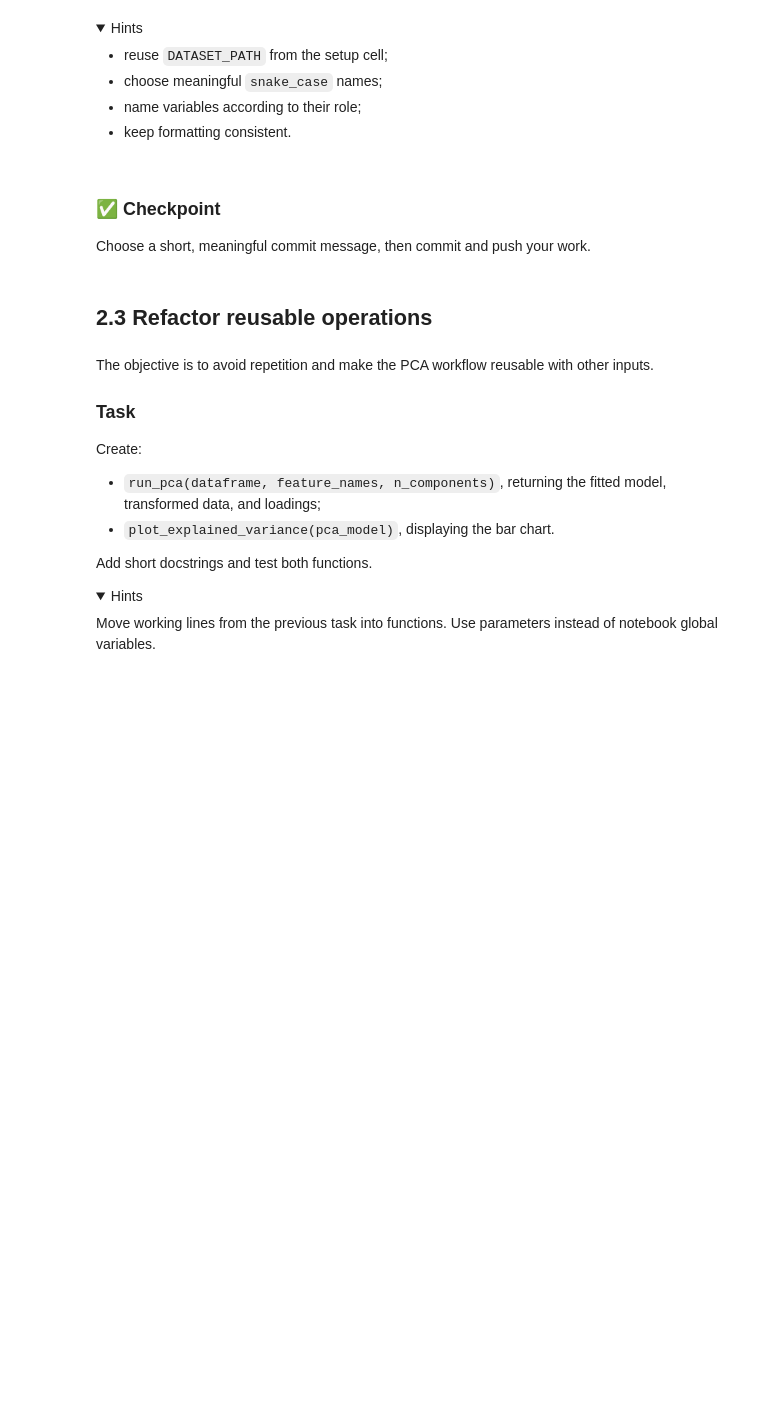
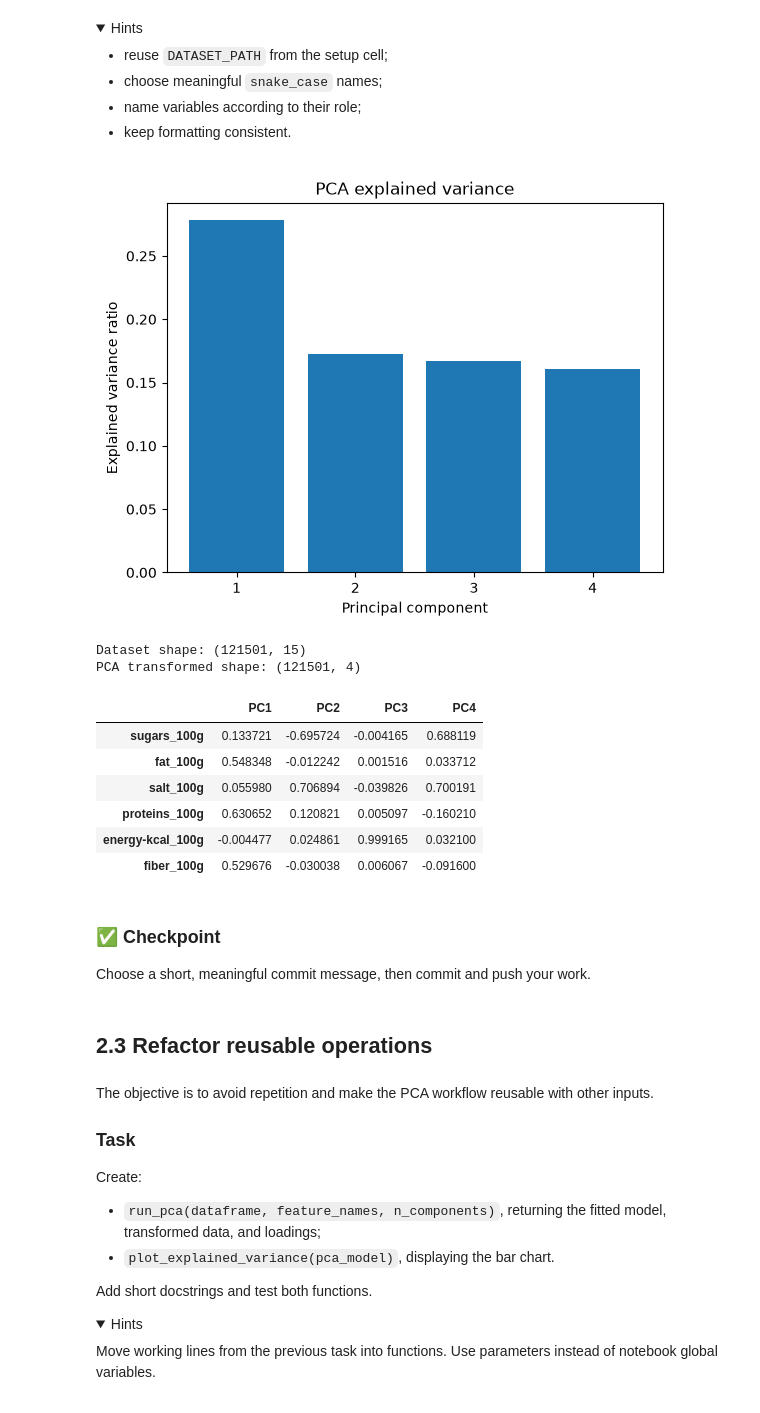
Before and after one commit to wissem18/DSPAP_Lab2_Wissem, a Jupyter notebook: notebooks/Lab2_Best_Practices_Student.ipynb, the cells around one changed output. Saved outputs shown, nothing was run; the diff lists cells and outputs as text; code cells hidden in the pictures; folded sections open; blank space fills up the shorter version.

```diff
--- a/notebooks/Lab2_Best_Practices_Student.ipynb
+++ b/notebooks/Lab2_Best_Practices_Student.ipynb
@@ -287,15 +304,60 @@ NewDataset
 # %%
 # Block A — Load and prepare the data
 
-# Your code here
+feature_names = [
+    "sugars_100g",
+    "fat_100g",
+    "salt_100g",
+    "proteins_100g",
+    "energy-kcal_100g",
+    "fiber_100g",
+]
+
+df = pd.read_csv(DATASET_PATH)
+clean_data = df[feature_names].dropna()
 # %%
 # Block B — Scale the features and run PCA
 
-# Your code here
+feature_matrix = clean_data[feature_names].values
+
+scaler = StandardScaler()
+scaled_features = scaler.fit_transform(feature_matrix)
+
+pca_model = PCA(n_components=4)
+principal_components = pca_model.fit_transform(scaled_features)
 # %%
 # Block C — Present the results
 
-# Your code here
+loadings = pd.DataFrame(
+    pca_model.components_.T,
+    index=feature_names,
+    columns=["PC1", "PC2", "PC3", "PC4"]
+)
+
+explained_variance = pca_model.explained_variance_ratio_
+
+plt.bar(range(1, len(explained_variance) + 1), explained_variance)
+plt.xlabel("Principal component")
+plt.ylabel("Explained variance ratio")
+plt.title("PCA explained variance")
+plt.xticks(range(1, len(explained_variance) + 1))
+plt.show()
+
+print("Dataset shape:", df.shape)
+print("PCA transformed shape:", principal_components.shape)
+
+loadings
+# %% [output]
+[figure, added]
+Dataset shape: (121501, 15)
+PCA transformed shape: (121501, 4)
+|  | PC1 | PC2 | PC3 | PC4 |
+| sugars_100g | 0.133721 | -0.695724 | -0.004165 | 0.688119 |
+| fat_100g | 0.548348 | -0.012242 | 0.001516 | 0.033712 |
+| salt_100g | 0.055980 | 0.706894 | -0.039826 | 0.700191 |
+| proteins_100g | 0.630652 | 0.120821 | 0.005097 | -0.160210 |
+| energy-kcal_100g | -0.004477 | 0.024861 | 0.999165 | 0.032100 |
+| fiber_100g | 0.529676 | -0.030038 | 0.006067 | -0.091600 |
 # %% [markdown]
 ### ✅ Checkpoint
 
```
Also changed, not shown: parts of 3 cells of this notebook.
